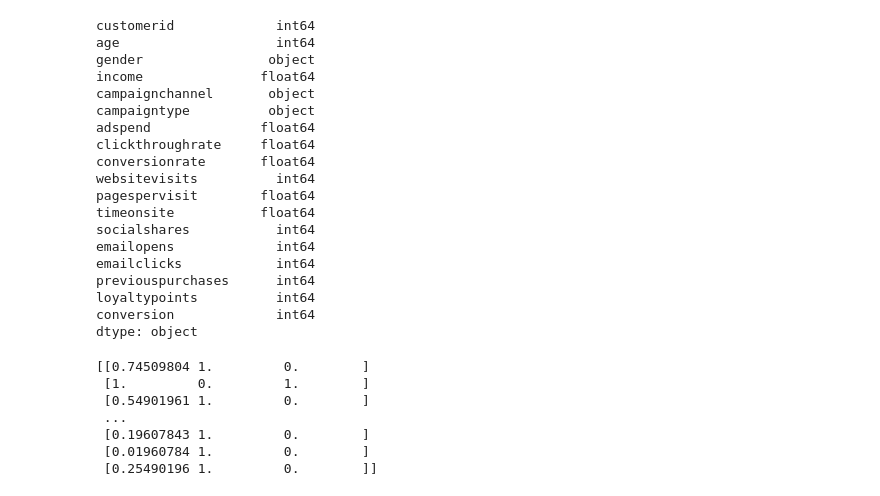
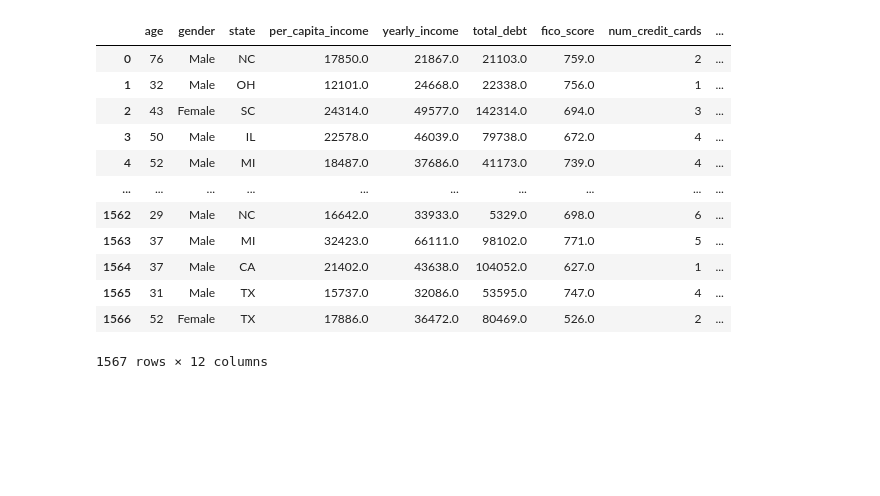
Before and after one commit to ChinSekYi/OpenAYEye, a Jupyter notebook: notebook/segment/test.ipynb, the cells around one changed output. Drawn from its saved outputs; the diff is of its cells as text; code cells hidden in the pictures; blank space fills up the shorter version.

```diff
--- a/notebook/segment/test.ipynb
+++ b/notebook/segment/test.ipynb
@@ -41,22 +20,0 @@ eg.df
-# %%
-eg.df.dtypes
-# %% [output]
-customerid             int64
-age                    int64
-gender                object
-income               float64
-campaignchannel       object
-campaigntype          object
-adspend              float64
-clickthroughrate     float64
-conversionrate       float64
-websitevisits          int64
-pagespervisit        float64
-timeonsite           float64
-socialshares           int64
-emailopens             int64
-emailclicks            int64
-previouspurchases      int64
-loyaltypoints          int64
-conversion             int64
-dtype: object
@@ -82,25 +21,19 @@ y_train = eg.df['conversion']
-# %%
-from sklearn.compose import ColumnTransformer
-
-# numerical_columns =['age']
-preprocess = ColumnTransformer(transformers=[
-			("num_pipeline", MinMaxScaler(), num_cols),
-			("cat_pipeline", OneHotEncoder(), cat_cols),
-	])
-
-pipeline = Pipeline([
-    # scaling
-    ('preprocess', preprocess),
-    # recode
-    #('clf', CLFSwitcher()),
-])
-pipeline.fit(X_train, y_train)
-print(pipeline.fit_transform(X_train, y_train))
-# %% [output]
-[[0.74509804 1.         0.        ]
- [1.         0.         1.        ]
- [0.54901961 1.         0.        ]
- ...
- [0.19607843 1.         0.        ]
- [0.01960784 1.         0.        ]
- [0.25490196 1.         0.        ]]
+# %%
+rfm = RFM(engine)
+rfm.get_dataset()
+# rfm.get_cat_cols()
+# rfm.get_num_cols()
+# %% [output]
+|  | age | gender | state | per_capita_income | yearly_income | total_debt | fico_score | num_credit_cards | ... |
+| 0 | 76 | Male | NC | 17850.0 | 21867.0 | 21103.0 | 759.0 | 2 | ... |
+| 1 | 32 | Male | OH | 12101.0 | 24668.0 | 22338.0 | 756.0 | 1 | ... |
+| 2 | 43 | Female | SC | 24314.0 | 49577.0 | 142314.0 | 694.0 | 3 | ... |
+| 3 | 50 | Male | IL | 22578.0 | 46039.0 | 79738.0 | 672.0 | 4 | ... |
+| 4 | 52 | Male | MI | 18487.0 | 37686.0 | 41173.0 | 739.0 | 4 | ... |
+| ... | ... | ... | ... | ... | ... | ... | ... | ... | ... |
+| 1562 | 29 | Male | NC | 16642.0 | 33933.0 | 5329.0 | 698.0 | 6 | ... |
+| 1563 | 37 | Male | MI | 32423.0 | 66111.0 | 98102.0 | 771.0 | 5 | ... |
+| 1564 | 37 | Male | CA | 21402.0 | 43638.0 | 104052.0 | 627.0 | 1 | ... |
+| 1565 | 31 | Male | TX | 15737.0 | 32086.0 | 53595.0 | 747.0 | 4 | ... |
+| 1566 | 52 | Female | TX | 17886.0 | 36472.0 | 80469.0 | 526.0 | 2 | ... |
+1567 rows × 12 columns
```
Also changed, not shown: parts of 9 cells of this notebook, 7 other files.
